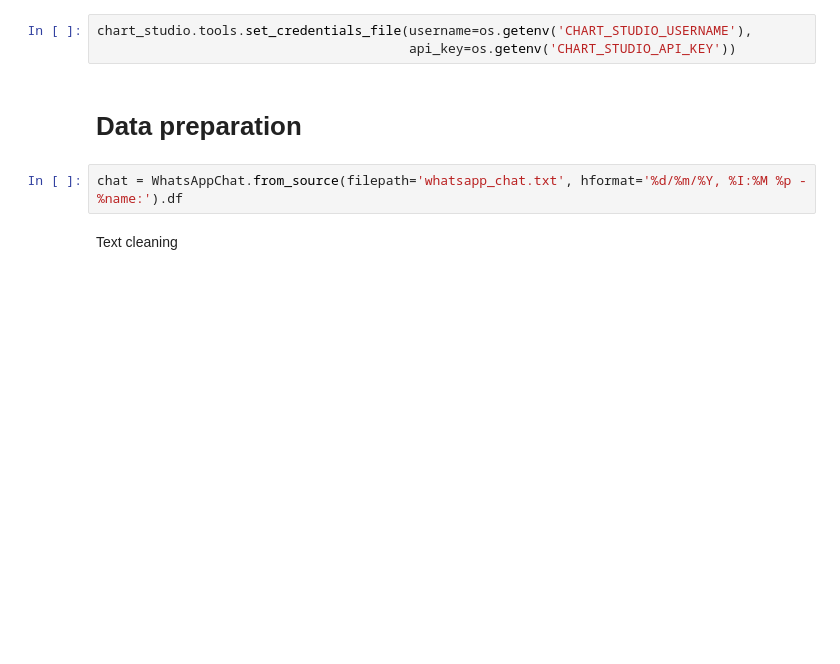
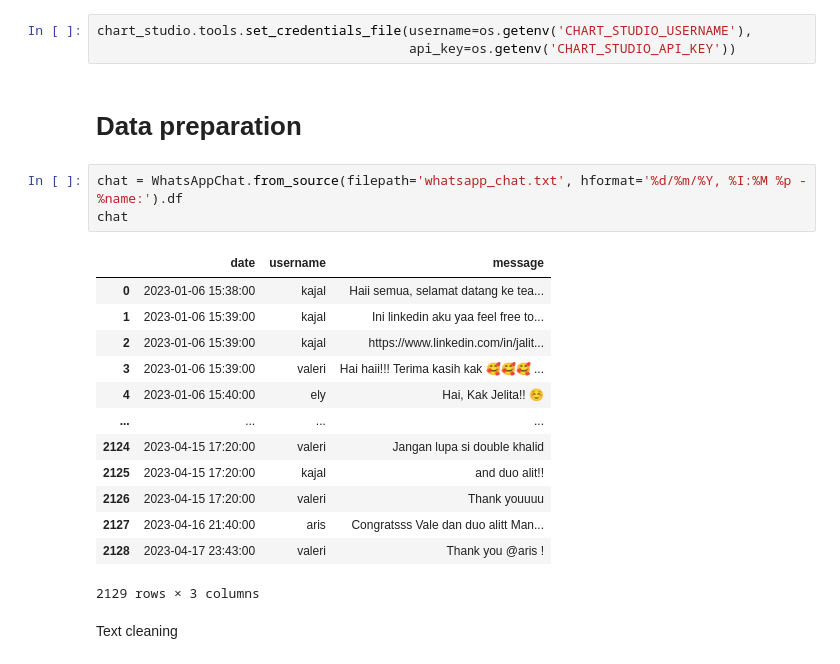
Before and after one commit to lighterland/a_whatsapp_group_analysis, a Jupyter notebook: a_whatsapp_group_analysis.ipynb, the cells around one changed output. Saved outputs shown, nothing was run; the diff lists cells and outputs as text; blank space fills up the shorter version.

```diff
--- a/a_whatsapp_group_analysis.ipynb
+++ b/a_whatsapp_group_analysis.ipynb
@@ -20,6 +20,21 @@ chart_studio.tools.set_credentials_file(username=os.getenv('CHART_STUDIO_USERNAM
 # Data preparation
 # %%
 chat = WhatsAppChat.from_source(filepath='whatsapp_chat.txt', hformat='%d/%m/%Y, %I:%M %p - %name:').df
+chat
+# %% [output]
+|  | date | username | message |
+| 0 | 2023-01-06 15:38:00 | kajal | Haii semua, selamat datang ke tea... |
+| 1 | 2023-01-06 15:39:00 | kajal | Ini linkedin aku yaa feel free to... |
+| 2 | 2023-01-06 15:39:00 | kajal | https://www.linkedin.com/in/jalit... |
+| 3 | 2023-01-06 15:39:00 | valeri | Hai haii!!! Terima kasih kak 🥰🥰🥰 ... |
+| 4 | 2023-01-06 15:40:00 | ely | Hai, Kak Jelita!! ☺️ |
+| ... | ... | ... | ... |
+| 2124 | 2023-04-15 17:20:00 | valeri | Jangan lupa si double khalid |
+| 2125 | 2023-04-15 17:20:00 | kajal | and duo alit!! |
+| 2126 | 2023-04-15 17:20:00 | valeri | Thank youuuu |
+| 2127 | 2023-04-16 21:40:00 | aris | Congratsss Vale dan duo alitt Man... |
+| 2128 | 2023-04-17 23:43:00 | valeri | Thank you @aris ! |
+2129 rows × 3 columns
 # %% [markdown]
 Text cleaning
 # %%
```
Also changed, not shown: parts of 13 cells of this notebook, 1 other file.
